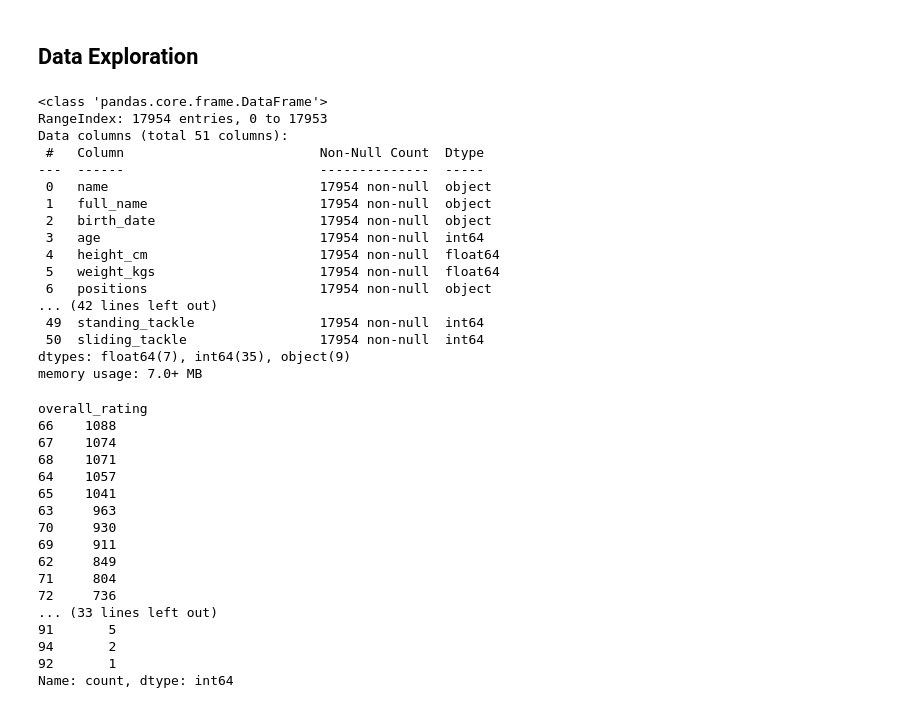
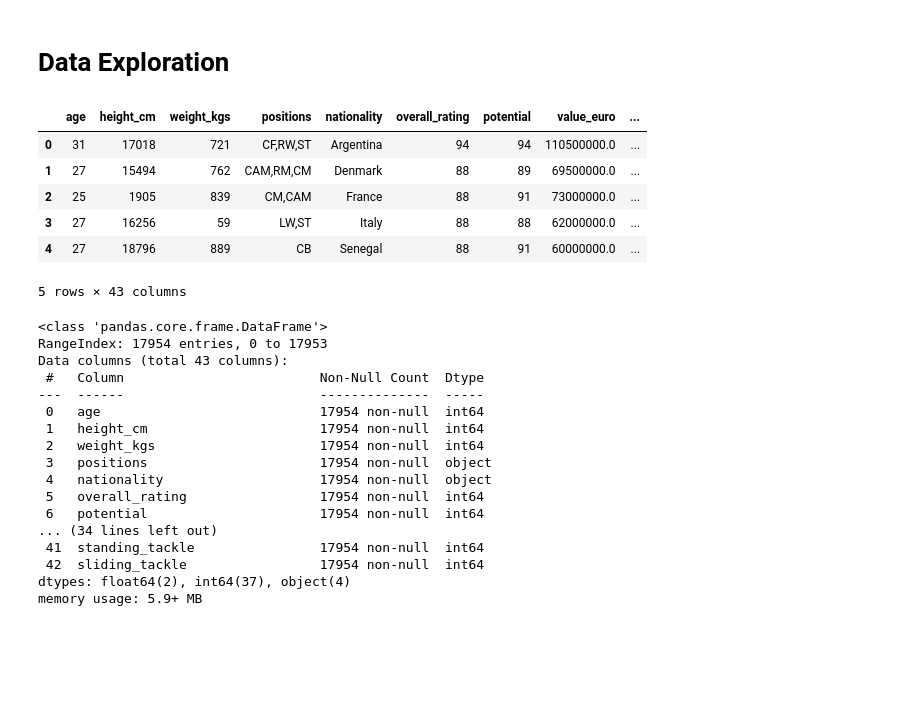
Before and after one commit to alexkrdozo/fifa-stats, a Jupyter notebook: football_al.ipynb, the cells around one changed output. Drawn from its saved outputs; the diff is of its cells as text; code cells hidden in the pictures; blank space fills up the shorter version.

```diff
--- a/football_al.ipynb
+++ b/football_al.ipynb
@@ -4,50 +6,36 @@ import pandas as pd
 # %%
-file_path = 'C:/Users/xfilh/Documents/Kaggle_dados/fifa_players.csv'
-try:
-    fifa_sts = pd.read_csv(file_path)
-except FileNotFoundError as e:
-    print(f'Arquivo não encontrado, detalhes {e}')
+file_path = 'C:/Users/xfilh/Documents/Kaggle_dados/fifa_new.xlsx'
+
+fifa_sts = pd.read_excel(file_path)
 # %% [markdown]
-## Data Exploration
+# Data Exploration
+# %%
+fifa_sts.head(5)
+# %% [output]
+|  | age | height_cm | weight_kgs | positions | nationality | overall_rating | potential | value_euro | ... |
+| 0 | 31 | 17018 | 721 | CF,RW,ST | Argentina | 94 | 94 | 110500000.0 | ... |
+| 1 | 27 | 15494 | 762 | CAM,RM,CM | Denmark | 88 | 89 | 69500000.0 | ... |
+| 2 | 25 | 1905 | 839 | CM,CAM | France | 88 | 91 | 73000000.0 | ... |
+| 3 | 27 | 16256 | 59 | LW,ST | Italy | 88 | 88 | 62000000.0 | ... |
+| 4 | 27 | 18796 | 889 | CB | Senegal | 88 | 91 | 60000000.0 | ... |
+5 rows × 43 columns
 # %%
-fifa_sts.head()
-
 fifa_sts.info()
 # %% [output]
 <class 'pandas.core.frame.DataFrame'>
 RangeIndex: 17954 entries, 0 to 17953
-Data columns (total 51 columns):
+Data columns (total 43 columns):
  #   Column                         Non-Null Count  Dtype
 ---  ------                         --------------  -----
- 0   name                           17954 non-null  object
- 1   full_name                      17954 non-null  object
- 2   birth_date                     17954 non-null  object
- 3   age                            17954 non-null  int64
- 4   height_cm                      17954 non-null  float64
- 5   weight_kgs                     17954 non-null  float64
- 6   positions                      17954 non-null  object
-... (42 lines left out)
- 49  standing_tackle                17954 non-null  int64
- 50  sliding_tackle                 17954 non-null  int64
-dtypes: float64(7), int64(35), object(9)
-memory usage: 7.0+ MB
+ 0   age                            17954 non-null  int64
+ 1   height_cm                      17954 non-null  int64
+ 2   weight_kgs                     17954 non-null  int64
+ 3   positions                      17954 non-null  object
+ 4   nationality                    17954 non-null  object
+ 5   overall_rating                 17954 non-null  int64
+ 6   potential                      17954 non-null  int64
+... (34 lines left out)
+ 41  standing_tackle                17954 non-null  int64
+ 42  sliding_tackle                 17954 non-null  int64
+dtypes: float64(2), int64(37), object(4)
+memory usage: 5.9+ MB
-# %%
-fifa_sts['overall_rating'].value_counts()
-# %% [output]
-overall_rating
-66    1088
-67    1074
-68    1071
-64    1057
-65    1041
-63     963
-70     930
-69     911
-62     849
-71     804
-72     736
-... (33 lines left out)
-91       5
-94       2
-92       1
-Name: count, dtype: int64
```
Also changed, not shown: parts of 17 cells of this notebook.
